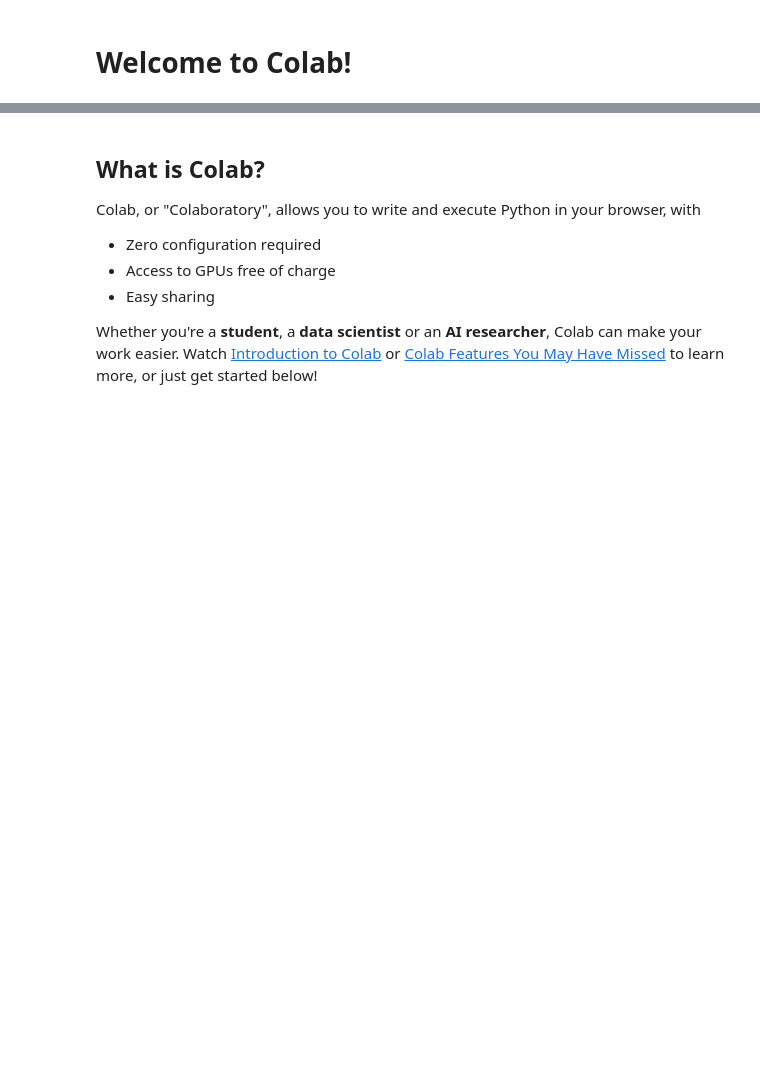
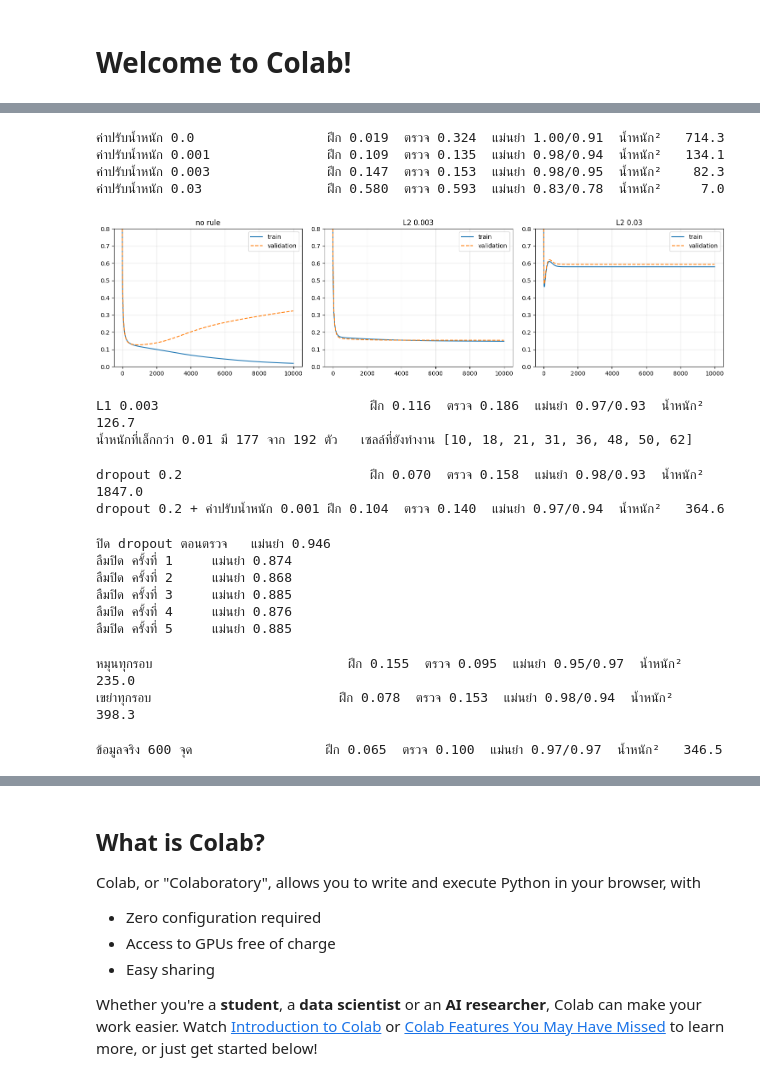
Before and after one commit to Woramet-su/openapi, a Jupyter notebook: Welcome_To_Colab.ipynb, the cells around one changed output, grey strips where cells are left out. Saved outputs shown, nothing was run; the diff lists cells and outputs as text; code cells hidden in the pictures; blank space fills up the shorter version.

```diff
--- a/Welcome_To_Colab.ipynb
+++ b/Welcome_To_Colab.ipynb
@@ -178,0 +79,32 @@ Colab now has AI features powered by [Gemini](https://gemini.google.com). The vi
+# %%
+for l2 in [0.0, 0.001, 0.003, 0.03]:
+    report(f"ค่าปรับน้ำหนัก {l2}", fit(64, 10000, l2=l2))
+# %% [output]
+ค่าปรับน้ำหนัก 0.0                 ฝึก 0.019  ตรวจ 0.324  แม่นยำ 1.00/0.91  น้ำหนัก²   714.3
+ค่าปรับน้ำหนัก 0.001               ฝึก 0.109  ตรวจ 0.135  แม่นยำ 0.98/0.94  น้ำหนัก²   134.1
+ค่าปรับน้ำหนัก 0.003               ฝึก 0.147  ตรวจ 0.153  แม่นยำ 0.98/0.95  น้ำหนัก²    82.3
+ค่าปรับน้ำหนัก 0.03                ฝึก 0.580  ตรวจ 0.593  แม่นยำ 0.83/0.78  น้ำหนัก²     7.0
+# %%
+runs = {"no rule": fit(64, 10000), "L2 0.003": fit(64, 10000, l2=0.003), "L2 0.03": fit(64, 10000, l2=0.03)}
+fig, axes = plt.subplots(1, 3, figsize=(15,4))
+for ax, (name, (t, v, a, b, wn, P)) in zip(axes, runs.items()):
+    ax.plot(t, label="train"); ax.plot(v, "--", label="validation")
+    ax.set_title(name); ax.set_ylim(0, 0.8); ax.grid(alpha=0.3); ax.legend()
+plt.tight_layout(); plt.show()
+# %% [output]
+[figure, added]
+# %%
+r = fit(64, 10000, l1=0.003); report("L1 0.003", r)
+P = r[5]
+small = int((np.abs(P["W1"]) < 0.01).sum() + (np.abs(P["W2"]) < 0.01).sum())
+alive = np.where(np.abs(P["W2"].ravel()) >= 0.01)[0]
+print(f"น้ำหนักที่เล็กกว่า 0.01 มี {small} จาก 192 ตัว   เซลล์ที่ยังทำงาน {[int(i) for i in alive]}")
+# %% [output]
+L1 0.003                           ฝึก 0.116  ตรวจ 0.186  แม่นยำ 0.97/0.93  น้ำหนัก²   126.7
+น้ำหนักที่เล็กกว่า 0.01 มี 177 จาก 192 ตัว   เซลล์ที่ยังทำงาน [10, 18, 21, 31, 36, 48, 50, 62]
+# %%
+report("dropout 0.2", fit(64, 10000, drop=0.2))
+report("dropout 0.2 + ค่าปรับน้ำหนัก 0.001", fit(64, 20000, drop=0.2, l2=0.001))
+# %% [output]
+dropout 0.2                        ฝึก 0.070  ตรวจ 0.158  แม่นยำ 0.98/0.93  น้ำหนัก²  1847.0
+dropout 0.2 + ค่าปรับน้ำหนัก 0.001 ฝึก 0.104  ตรวจ 0.140  แม่นยำ 0.97/0.94  น้ำหนัก²   364.6
@@ -178,0 +117,28 @@ Colab now has AI features powered by [Gemini](https://gemini.google.com). The vi
+# %%
+tr, va, a, b, wn, P = fit(64, 3000, drop=0.5)
+print(f"ปิด dropout ตอนตรวจ   แม่นยำ {accuracy(predict(P, Xva), yva):.3f}")
+for k in range(5):
+    o = predict(P, Xva, train_mode=True, rng=np.random.default_rng(k))
+    print(f"ลืมปิด ครั้งที่ {k+1}     แม่นยำ {accuracy(o, yva):.3f}")
+# %% [output]
+ปิด dropout ตอนตรวจ   แม่นยำ 0.946
+ลืมปิด ครั้งที่ 1     แม่นยำ 0.874
+ลืมปิด ครั้งที่ 2     แม่นยำ 0.868
+ลืมปิด ครั้งที่ 3     แม่นยำ 0.885
+ลืมปิด ครั้งที่ 4     แม่นยำ 0.876
+ลืมปิด ครั้งที่ 5     แม่นยำ 0.885
+# %%
+report("หมุนทุกรอบ", fit(64, 10000, aug="rotate"))
+report("เขย่าทุกรอบ", fit(64, 10000, aug="jitter"))
+# %% [output]
+หมุนทุกรอบ                         ฝึก 0.155  ตรวจ 0.095  แม่นยำ 0.95/0.97  น้ำหนัก²   235.0
+เขย่าทุกรอบ                        ฝึก 0.078  ตรวจ 0.153  แม่นยำ 0.98/0.94  น้ำหนัก²   398.3
+# %%
+Xtr, ytr = make_circles(n_samples=600, noise=0.18, factor=0.35, random_state=2)
+ytr = ytr.reshape(-1,1).astype(float)
+report("ข้อมูลจริง 600 จุด", fit(64, 10000))
+
+Xtr, ytr = make_circles(n_samples=60, noise=0.18, factor=0.35, random_state=2)   # สลับกลับ
+ytr = ytr.reshape(-1,1).astype(float)
+# %% [output]
+ข้อมูลจริง 600 จุด                 ฝึก 0.065  ตรวจ 0.100  แม่นยำ 0.97/0.97  น้ำหนัก²   346.5
```
Also changed, not shown: parts of 31 cells of this notebook.
